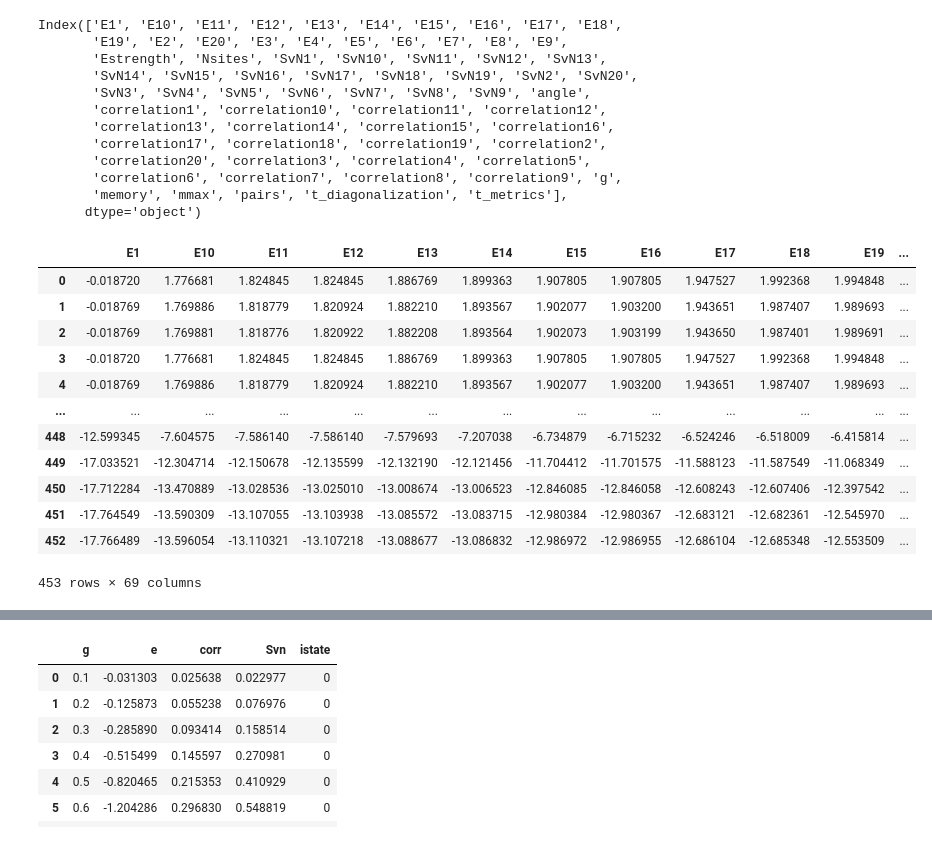
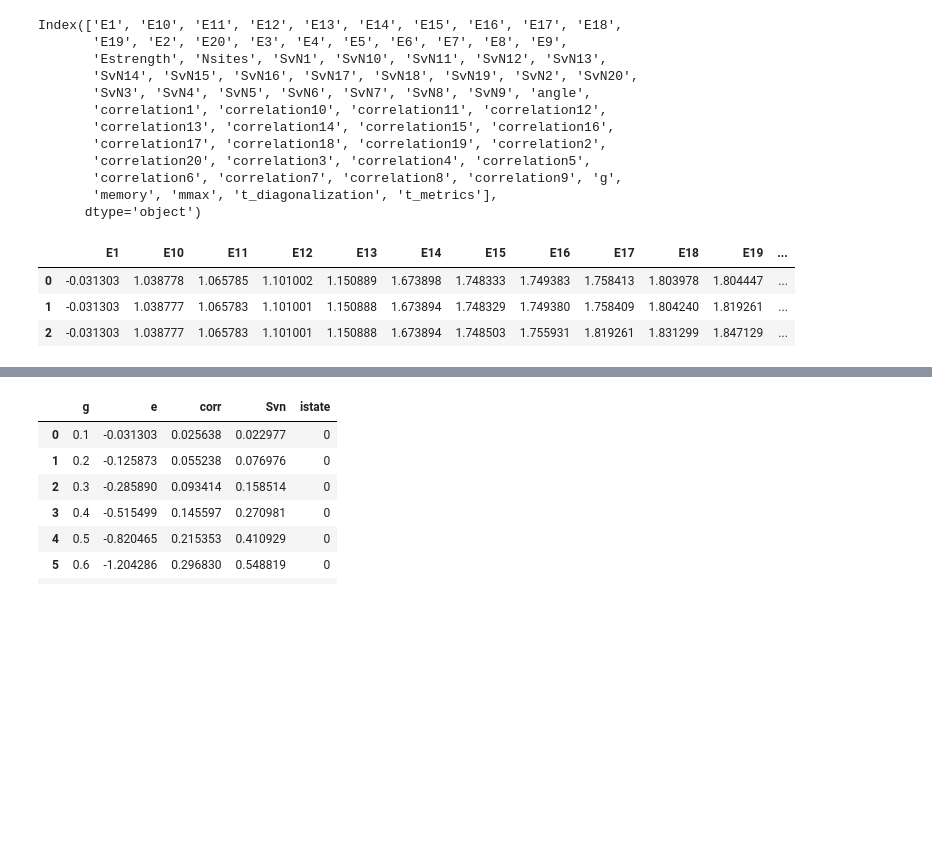
Before and after one commit to GoodStuff11/dmrg, a Jupyter notebook: dmrg_tdvp/analysis.ipynb, the cells around one changed output, grey strips where cells are left out. Saved outputs shown, nothing was run; the diff lists cells and outputs as text; code cells hidden in the pictures; blank space fills up the shorter version.

```diff
--- a/dmrg_tdvp/analysis.ipynb
+++ b/dmrg_tdvp/analysis.ipynb
@@ -6,36 +6,28 @@ import numpy as np
 
 matplotlib.rcParams['text.usetex'] = True
 # %%
-path = r'/home/jkambulo/projects/def-pnroy/jkambulo/dmrg/output_data/ED_benchmark_v3_graham.csv'
+# path = r'/home/jkambulo/projects/def-pnroy/jkambulo/dmrg/output_data/ED_benchmark_v3_graham.csv'
+path = r'C:\Users\jonat\OneDrive\Documents\programming\AnacondaProjects\PHYS437A\dmrg\output_data\ED_benchmark_v3.csv'
 
 df_ed = pd.read_csv(path)
 print(df_ed.columns)
 pd.set_option('display.max_columns', None)
 df_ed
 # %% [output]
 Index(['E1', 'E10', 'E11', 'E12', 'E13', 'E14', 'E15', 'E16', 'E17', 'E18',
        'E19', 'E2', 'E20', 'E3', 'E4', 'E5', 'E6', 'E7', 'E8', 'E9',
        'Estrength', 'Nsites', 'SvN1', 'SvN10', 'SvN11', 'SvN12', 'SvN13',
        'SvN14', 'SvN15', 'SvN16', 'SvN17', 'SvN18', 'SvN19', 'SvN2', 'SvN20',
        'SvN3', 'SvN4', 'SvN5', 'SvN6', 'SvN7', 'SvN8', 'SvN9', 'angle',
        'correlation1', 'correlation10', 'correlation11', 'correlation12',
        'correlation13', 'correlation14', 'correlation15', 'correlation16',
        'correlation17', 'correlation18', 'correlation19', 'correlation2',
        'correlation20', 'correlation3', 'correlation4', 'correlation5',
        'correlation6', 'correlation7', 'correlation8', 'correlation9', 'g',
-       'memory', 'mmax', 'pairs', 't_diagonalization', 't_metrics'],
+       'memory', 'mmax', 't_diagonalization', 't_metrics'],
       dtype='object')
 |  | E1 | E10 | E11 | E12 | E13 | E14 | E15 | E16 | E17 | E18 | E19 | ... |
-| 0 | -0.018720 | 1.776681 | 1.824845 | 1.824845 | 1.886769 | 1.899363 | 1.907805 | 1.907805 | 1.947527 | 1.992368 | 1.994848 | ... |
-| 1 | -0.018769 | 1.769886 | 1.818779 | 1.820924 | 1.882210 | 1.893567 | 1.902077 | 1.903200 | 1.943651 | 1.987407 | 1.989693 | ... |
-| 2 | -0.018769 | 1.769881 | 1.818776 | 1.820922 | 1.882208 | 1.893564 | 1.902073 | 1.903199 | 1.943650 | 1.987401 | 1.989691 | ... |
-| 3 | -0.018720 | 1.776681 | 1.824845 | 1.824845 | 1.886769 | 1.899363 | 1.907805 | 1.907805 | 1.947527 | 1.992368 | 1.994848 | ... |
-| 4 | -0.018769 | 1.769886 | 1.818779 | 1.820924 | 1.882210 | 1.893567 | 1.902077 | 1.903200 | 1.943651 | 1.987407 | 1.989693 | ... |
-| ... | ... | ... | ... | ... | ... | ... | ... | ... | ... | ... | ... | ... |
-| 448 | -12.599345 | -7.604575 | -7.586140 | -7.586140 | -7.579693 | -7.207038 | -6.734879 | -6.715232 | -6.524246 | -6.518009 | -6.415814 | ... |
-| 449 | -17.033521 | -12.304714 | -12.150678 | -12.135599 | -12.132190 | -12.121456 | -11.704412 | -11.701575 | -11.588123 | -11.587549 | -11.068349 | ... |
-| 450 | -17.712284 | -13.470889 | -13.028536 | -13.025010 | -13.008674 | -13.006523 | -12.846085 | -12.846058 | -12.608243 | -12.607406 | -12.397542 | ... |
-| 451 | -17.764549 | -13.590309 | -13.107055 | -13.103938 | -13.085572 | -13.083715 | -12.980384 | -12.980367 | -12.683121 | -12.682361 | -12.545970 | ... |
-| 452 | -17.766489 | -13.596054 | -13.110321 | -13.107218 | -13.088677 | -13.086832 | -12.986972 | -12.986955 | -12.686104 | -12.685348 | -12.553509 | ... |
+| 0 | -0.031303 | 1.038778 | 1.065785 | 1.101002 | 1.150889 | 1.673898 | 1.748333 | 1.749383 | 1.758413 | 1.803978 | 1.804447 | ... |
+| 1 | -0.031303 | 1.038777 | 1.065783 | 1.101001 | 1.150888 | 1.673894 | 1.748329 | 1.749380 | 1.758409 | 1.804240 | 1.819261 | ... |
+| 2 | -0.031303 | 1.038777 | 1.065783 | 1.101001 | 1.150888 | 1.673894 | 1.748503 | 1.755931 | 1.819261 | 1.831299 | 1.847129 | ... |
-453 rows × 69 columns
 # %%
```
Also changed, not shown: parts of 2 cells of this notebook, 51 other files.
